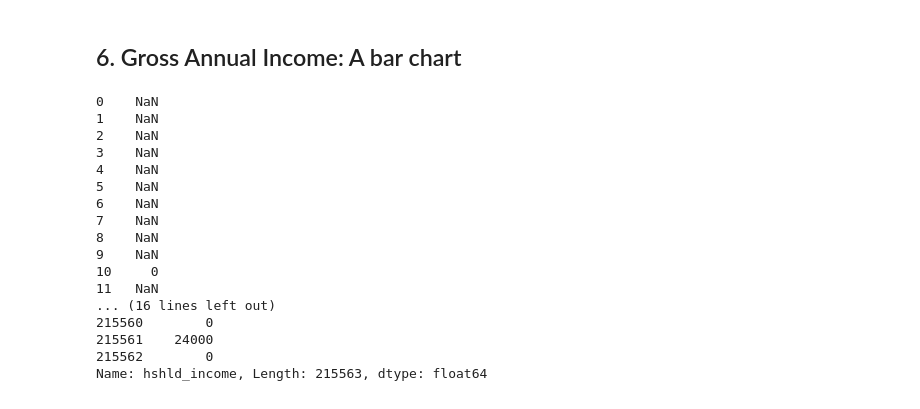
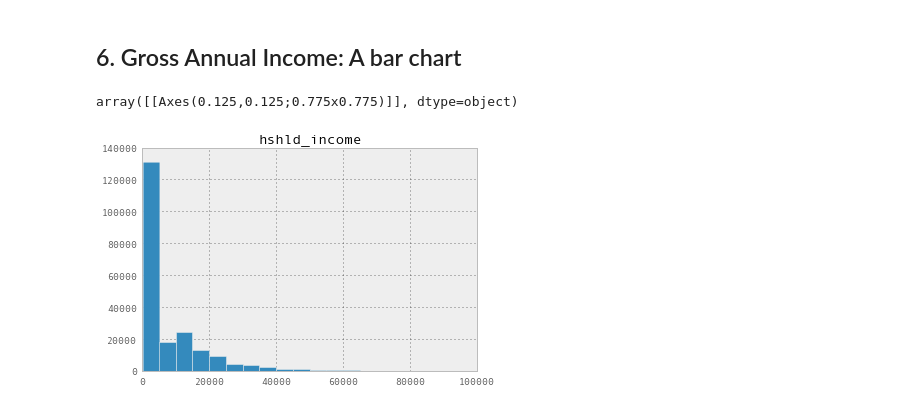
Before and after one commit to sandiegodata-projects/211sandiego-org-17-call_analysis, a Jupyter notebook: analysts/gonzaloprofile.ipynb, the cells around one changed output. Drawn from its saved outputs; the diff is of its cells as text; code cells hidden in the pictures.

```diff
--- a/analysts/gonzaloprofile.ipynb
+++ b/analysts/gonzaloprofile.ipynb
@@ -127,23 +127,9 @@ deduped.groupby('hshld_size').size().plot(kind='barh')
 [figure]
 # %% [markdown]
 ## 6. Gross Annual Income: A bar chart
-# %%
-deduped.hshld_income
-# %% [output]
-0    NaN
-1    NaN
-2    NaN
-3    NaN
-4    NaN
-5    NaN
-6    NaN
-7    NaN
-8    NaN
-9    NaN
-10     0
-11   NaN
-... (16 lines left out)
-215560        0
-215561    24000
-215562        0
-Name: hshld_income, Length: 215563, dtype: float64
+# %%
+income = deduped[deduped.hshld_income < 100000]
+income.hist(column='hshld_income', bins=20)
+# %% [output]
+array([[Axes(0.125,0.125;0.775x0.775)]], dtype=object)
+[figure, added]
```
Also changed, not shown: parts of 6 cells of this notebook.
